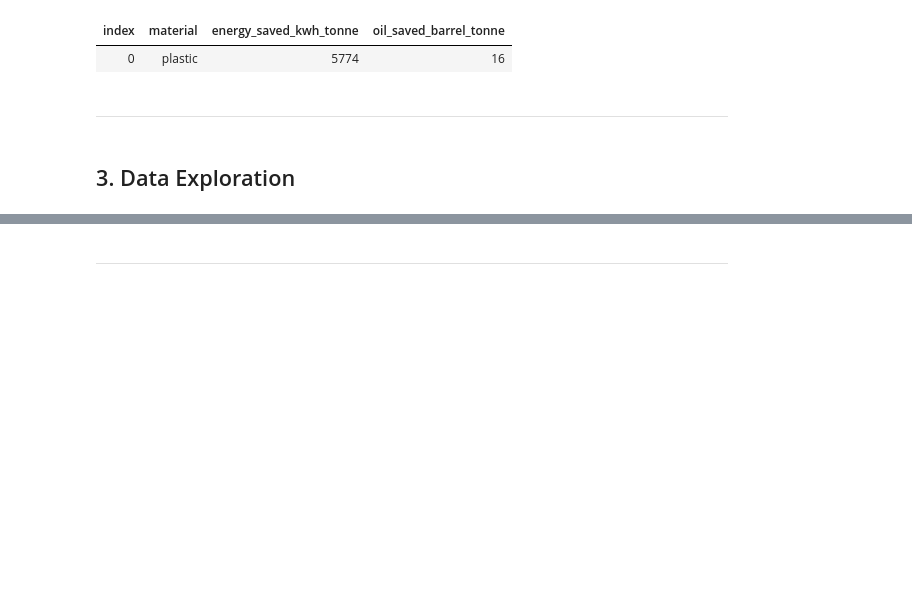
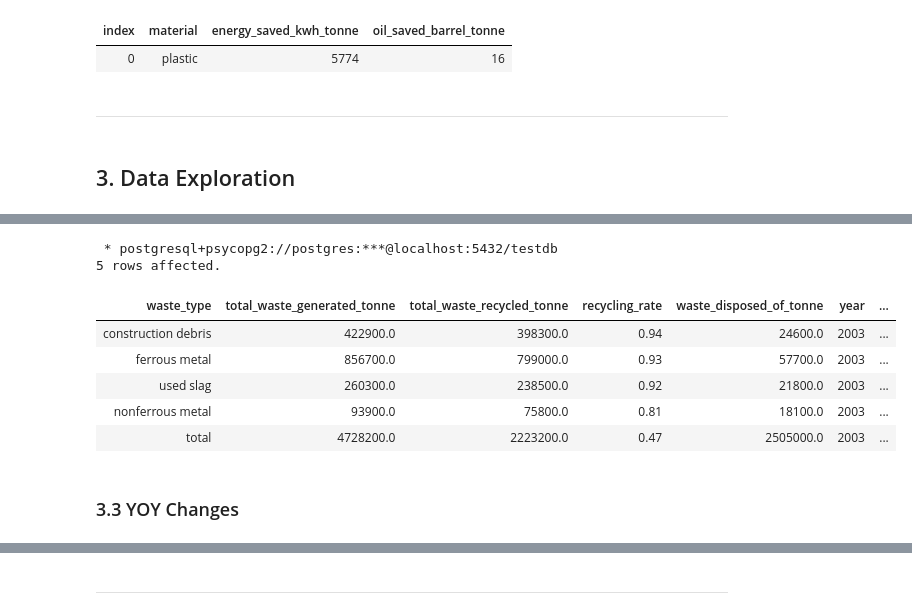
Before and after one commit to kuehbiko/02-Personal-Projects, a Jupyter notebook: WIP/Recycled Energy Savings in Singapore/singapore_recycling_analysis.ipynb, the cells around one changed output, grey strips where cells are left out. Cells and saved outputs as stored; diff of their text form; code cells hidden in the pictures; blank space fills up the shorter version.

```diff
--- a/WIP/Recycled Energy Savings in Singapore/singapore_recycling_analysis.ipynb
+++ b/WIP/Recycled Energy Savings in Singapore/singapore_recycling_analysis.ipynb
@@ -854,0 +644,20 @@ df.to_csv ('output/3-4_energy_conversions.csv', index=False)
+# %%
+%%sql
+-- the recycling column is genuinely too limited in the number of significant figures. let's make our own recycling_rate col
+
+SELECT
+    *,
+    ROUND(CAST((total_waste_recycled_tonne/total_waste_generated_tonne) * 100 AS NUMERIC),2) AS calc_recycling_rate,
+    RANK () OVER (PARTITION BY year
+        ORDER BY ROUND(CAST((total_waste_recycled_tonne/total_waste_generated_tonne) * 100 AS NUMERIC),2) DESC)
+ FROM recycling
+LIMIT 5;
+# %% [output]
+ * postgresql+psycopg2://postgres:***@localhost:5432/testdb
+5 rows affected.
+| waste_type | total_waste_generated_tonne | total_waste_recycled_tonne | recycling_rate | waste_disposed_of_tonne | year | ... |
+| construction debris | 422900.0 | 398300.0 | 0.94 | 24600.0 | 2003 | ... |
+| ferrous metal | 856700.0 | 799000.0 | 0.93 | 57700.0 | 2003 | ... |
+| used slag | 260300.0 | 238500.0 | 0.92 | 21800.0 | 2003 | ... |
+| nonferrous metal | 93900.0 | 75800.0 | 0.81 | 18100.0 | 2003 | ... |
+| total | 4728200.0 | 2223200.0 | 0.47 | 2505000.0 | 2003 | ... |
@@ -854,0 +679,2 @@ df.to_csv ('output/3-4_energy_conversions.csv', index=False)
+# %% [markdown]
+### 3.3 YOY Changes
```
Also changed, not shown: parts of 54 cells of this notebook, 8 other files.
